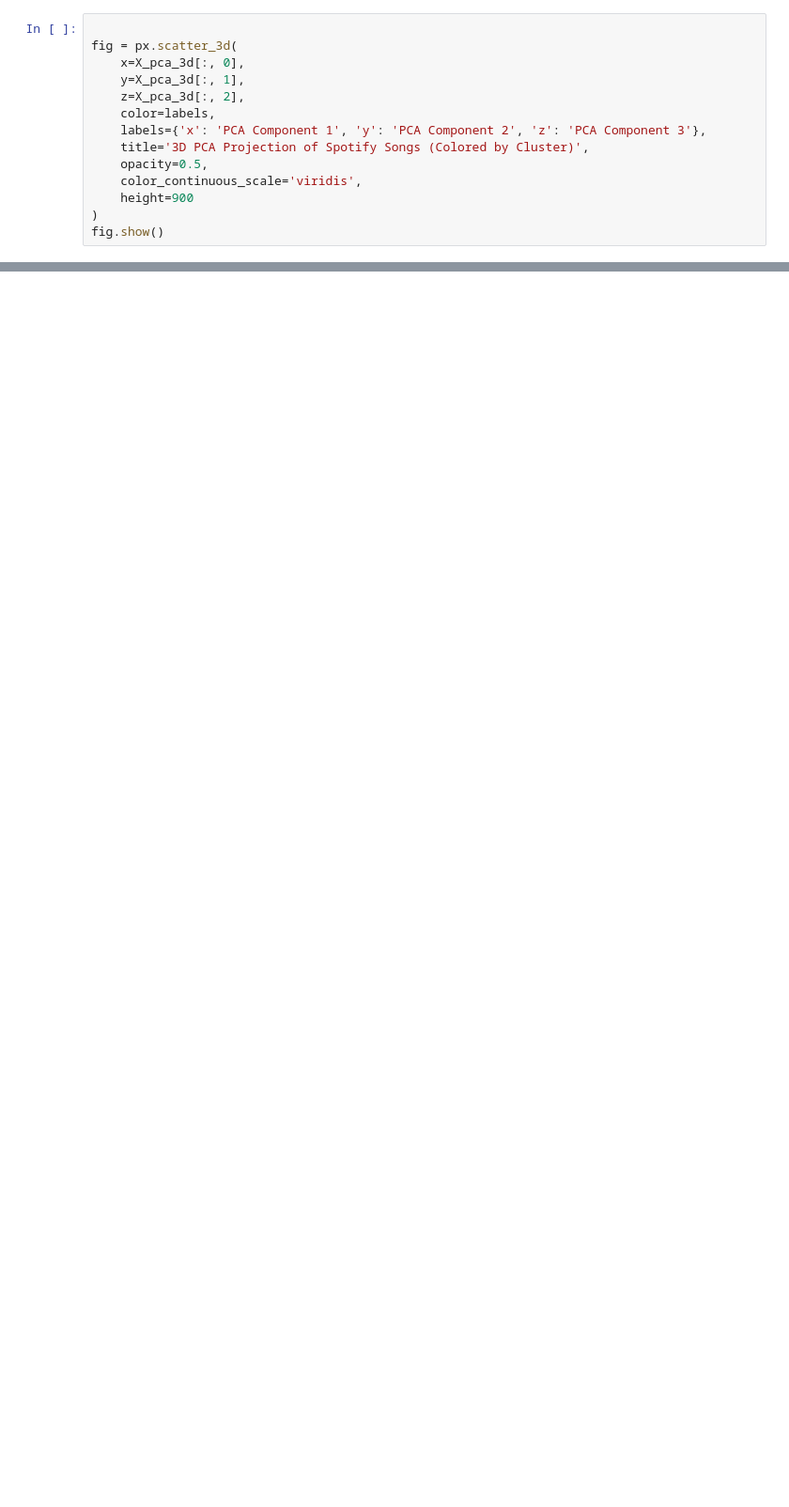
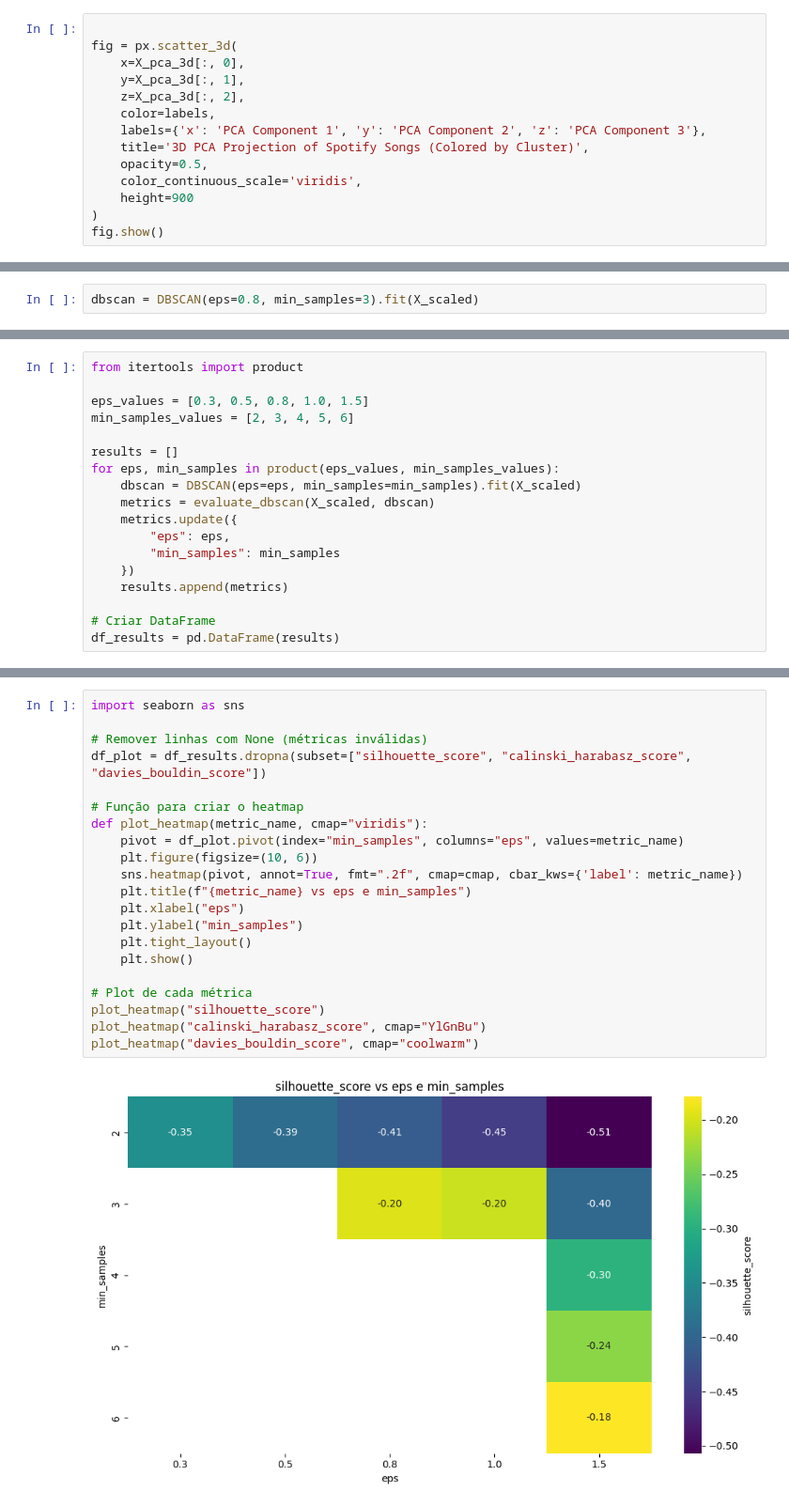
Before and after one commit to JoseEdSouza/machine-learning-works, a Jupyter notebook: spotify/eda.ipynb, the cells around one changed output, grey strips where cells are left out. Shown at 94% size. Drawn from its saved outputs; the diff is of its cells as text; blank space fills up the shorter version.

Commit message:
feat: results dataset and DBScan

```diff
--- a/spotify/eda.ipynb
+++ b/spotify/eda.ipynb
@@ -223,0 +245,2 @@ fig.show()
+# %%
+dbscan = DBSCAN(eps=0.8, min_samples=3).fit(X_scaled)
@@ -223,0 +272,18 @@ fig.show()
+# %%
+from itertools import product
+
+eps_values = [0.3, 0.5, 0.8, 1.0, 1.5]
+min_samples_values = [2, 3, 4, 5, 6]
+
+results = []
+for eps, min_samples in product(eps_values, min_samples_values):
+    dbscan = DBSCAN(eps=eps, min_samples=min_samples).fit(X_scaled)
+    metrics = evaluate_dbscan(X_scaled, dbscan)
+    metrics.update({
+        "eps": eps,
+        "min_samples": min_samples
+    })
+    results.append(metrics)
+
+# Criar DataFrame
+df_results = pd.DataFrame(results)
@@ -223,0 +329,23 @@ fig.show()
+# %%
+import seaborn as sns
+
+# Remover linhas com None (métricas inválidas)
+df_plot = df_results.dropna(subset=["silhouette_score", "calinski_harabasz_score", "davies_bouldin_score"])
+
+# Função para criar o heatmap
+def plot_heatmap(metric_name, cmap="viridis"):
+    pivot = df_plot.pivot(index="min_samples", columns="eps", values=metric_name)
+    plt.figure(figsize=(10, 6))
+    sns.heatmap(pivot, annot=True, fmt=".2f", cmap=cmap, cbar_kws={'label': metric_name})
+    plt.title(f"{metric_name} vs eps e min_samples")
+    plt.xlabel("eps")
+    plt.ylabel("min_samples")
+    plt.tight_layout()
+    plt.show()
+
+# Plot de cada métrica
+plot_heatmap("silhouette_score")
+plot_heatmap("calinski_harabasz_score", cmap="YlGnBu")
+plot_heatmap("davies_bouldin_score", cmap="coolwarm")
+# %% [output]
+[figure, added]
```
Also changed, not shown: parts of 10 cells of this notebook, 1 other file.
